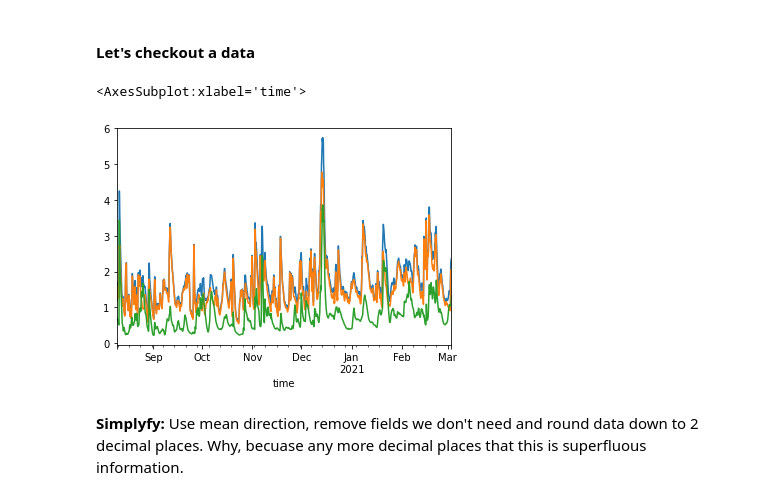
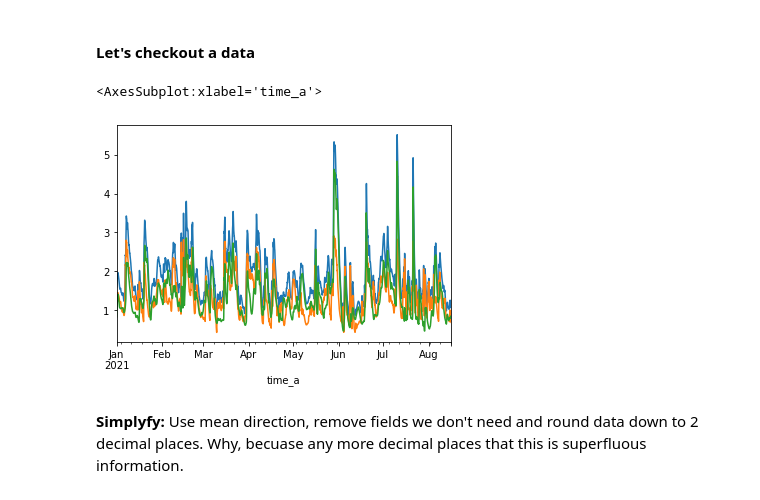
Before and after one commit to DrakonianMight/ML_wavePred, a Jupyter notebook: notebooks/straight_to_obs_Hs.ipynb, the cells around one changed output. Saved outputs shown, nothing was run; the diff lists cells and outputs as text; code cells hidden in the pictures.

```diff
--- a/notebooks/straight_to_obs_Hs.ipynb
+++ b/notebooks/straight_to_obs_Hs.ipynb
@@ -11,7 +11,7 @@ import matplotlib.pyplot as plt
 # %% [markdown]
 **Extract the partitioned wave params**
 # %%
-offshore = pd.read_csv('../data/partitionedOffshore.csv', index_col = 'time', parse_dates = True)
+offshore = pd.read_csv('../data/offshoreParams_partitioned.csv', index_col = 'time_a', parse_dates = True)
 # %% [markdown]
 ### Method 1: 12 hr extract
 We will extract the first 12 hours from each model run and treat it as a single timeseries. <br>
@@ -29,12 +37,18 @@ data12 = pd.concat(allruns12hr)
+# %%
+data12 = offshore
+# %%
+data12 = data12.sort_index()
+# %%
+data12 = data12[~data12.index.duplicated(keep='first')]
 # %% [markdown]
 #### Let's checkout a data
 # %%
-data12.hs.plot()
-data12.hs_sa.plot()
-data12.hs_sw.plot()
+data12.hs_a.plot()
+data12.hs_sa_a.plot()
+data12.hs_sw_a.plot()
 # %% [output]
-<AxesSubplot:xlabel='time'>
+<AxesSubplot:xlabel='time_a'>
-[figure, old version]
+[figure, new version]
 # %% [markdown]
 **Simplyfy:**
 Use mean direction, remove fields we don't need and round data down to 2 decimal places.
```
Also changed, not shown: parts of 76 cells of this notebook, 7 other files.
